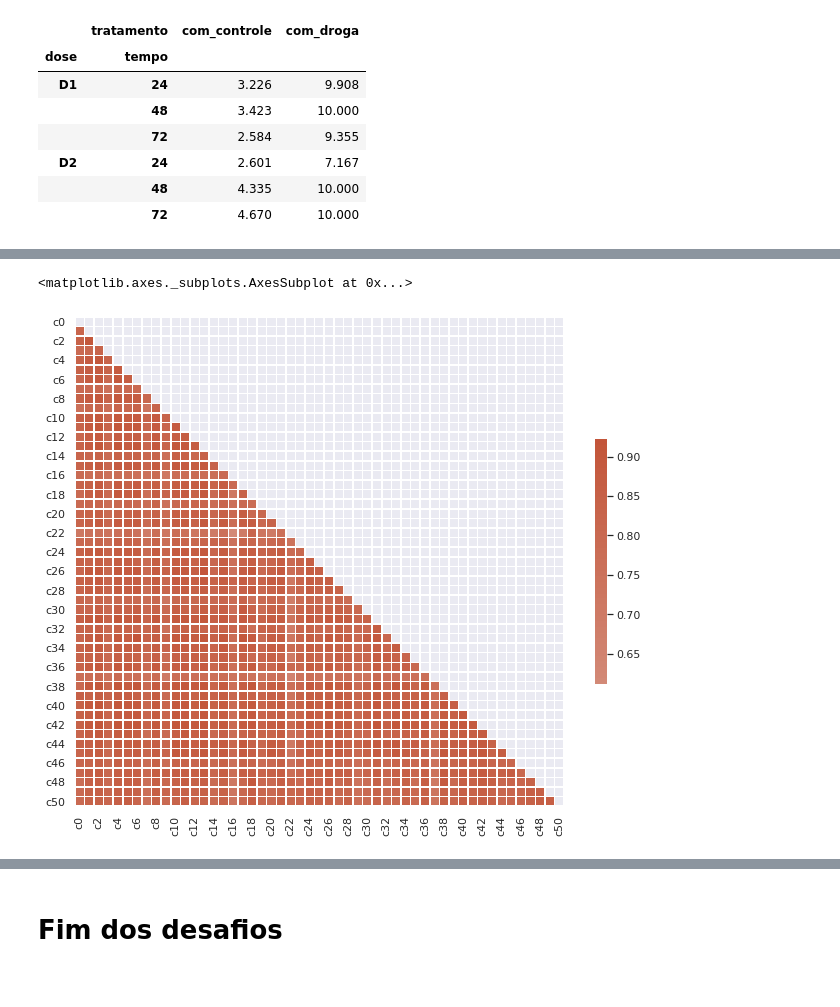
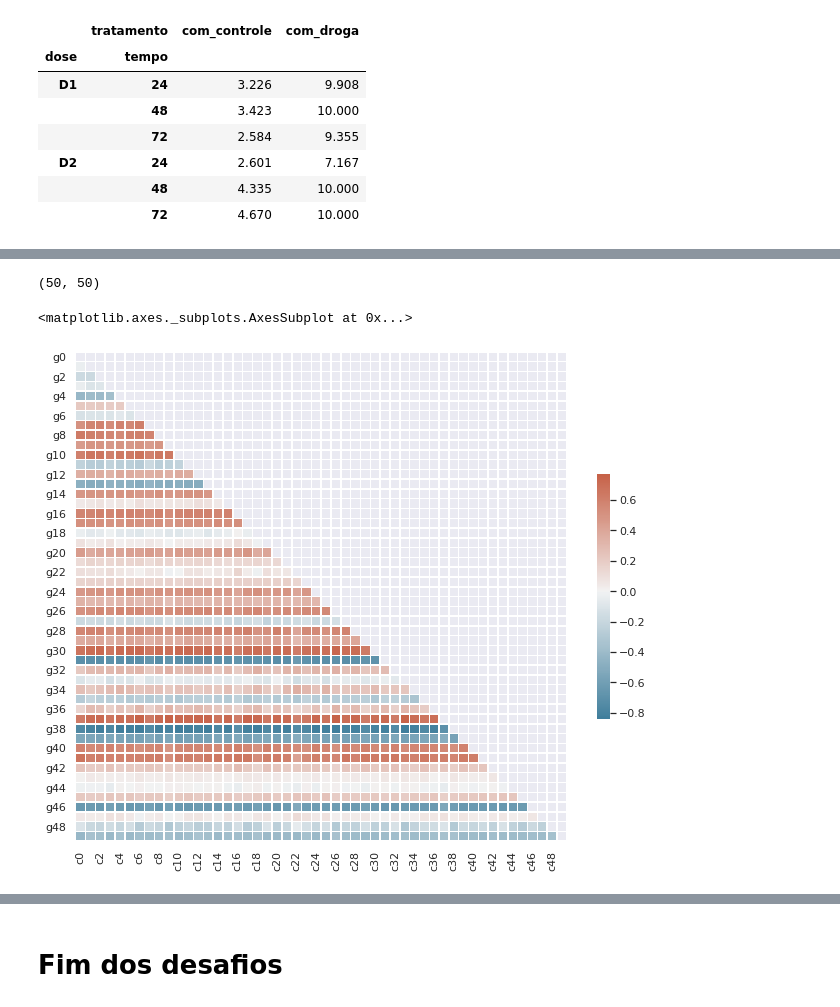
Before and after one commit to LucasTARosa/imersaoDadosAlura, a Jupyter notebook: Aula_3.ipynb, the cells around one changed output, grey strips where cells are left out. Saved outputs shown, nothing was run; the diff lists cells and outputs as text; code cells hidden in the pictures.

```diff
--- a/Aula_3.ipynb
+++ b/Aula_3.ipynb
@@ -677,0 +669,6 @@ TypeError: ignored
+# %%
+genes = dados[dados['tratamento'] == 'com_droga'].loc[:, 'g0':'g49']
+cel = dados[dados['tratamento'] == 'com_droga'].loc[:,'c0':'c49']
+
+tabela = pd.concat([genes,cel], axis=1)
+tabela
@@ -677,0 +689,3 @@ TypeError: ignored
+# %%
+corr = tabela.corr().round(2)
+corr
@@ -678,8 +706,15 @@ TypeError: ignored
+# %%
+corr_filtrado = corr.loc[:'g49','c0':]
+corr_filtrado.shape
+# %% [output]
+(50, 50)
 # %%
-mask = np.triu(np.ones_like(corr_cel, dtype=bool))
-f, ax = plt.subplots(figsize=(11, 9))
-cmap = sns.diverging_palette(230, 20, as_cmap=True)
-sns.heatmap(corr_cel, mask=mask, cmap=cmap, center = 0, square=True, linewidths=.5, cbar_kws={'shrink': .5})
+mask = np.triu(np.ones_like(corr_filtrado, dtype=bool))
+#a variável mask é um triangulo superior (np.triu) de uma array das mesmas dimensões que nossa matrix de correlação
+#e seus valores são do tipo booleano e iguais a 1 (True)
+f, ax = plt.subplots(figsize=(11, 9)) #nesta etapa é selecionada a área que o gráfico irá ocupar
+cmap = sns.diverging_palette(230, 20, as_cmap=True) #nesta etapa é selecionada a paleta de cores para a criação da diferença de cor, indo da por 230 até a 20
+sns.heatmap(corr_filtrado, mask=mask, cmap=cmap, center = 0, linewidths=.5, cbar_kws={'shrink': .5}) #neste caso é construído o mapa de calor entre as relações.
 # %% [output]
 <matplotlib.axes._subplots.AxesSubplot at 0x...>
-[figure, old version]
+[figure, new version]
```
Also changed, not shown: parts of 25 cells of this notebook.
